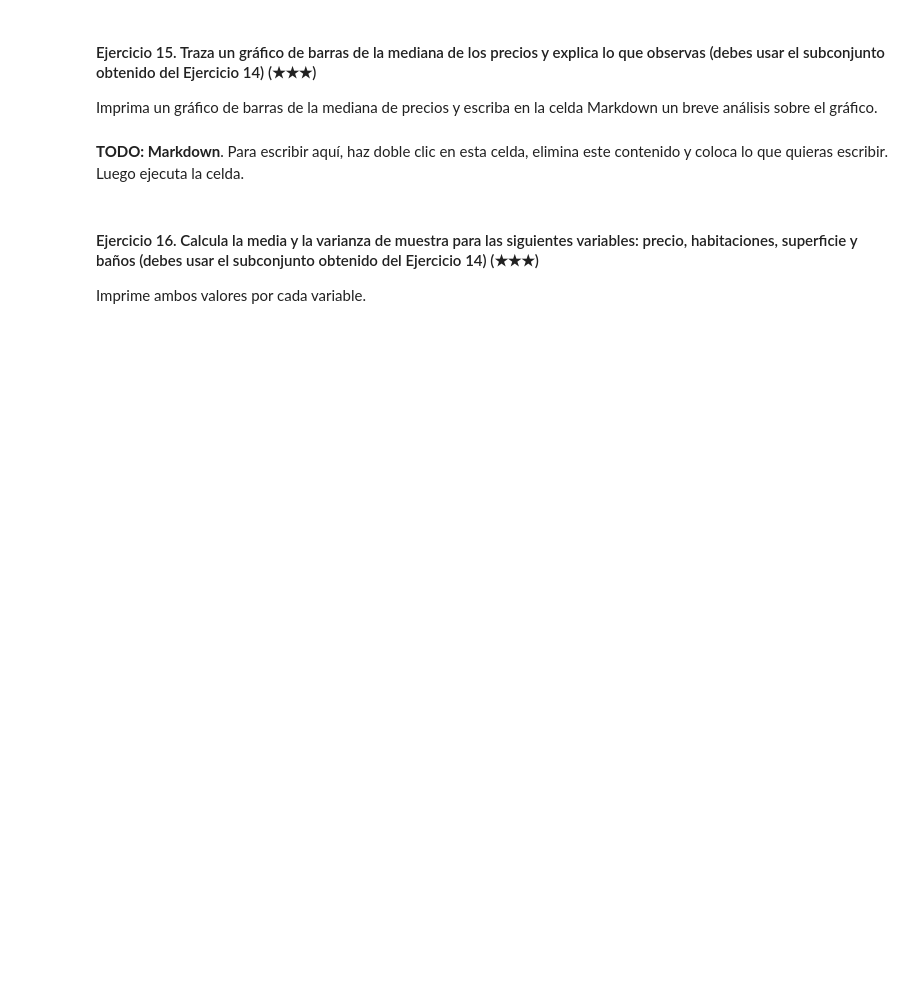
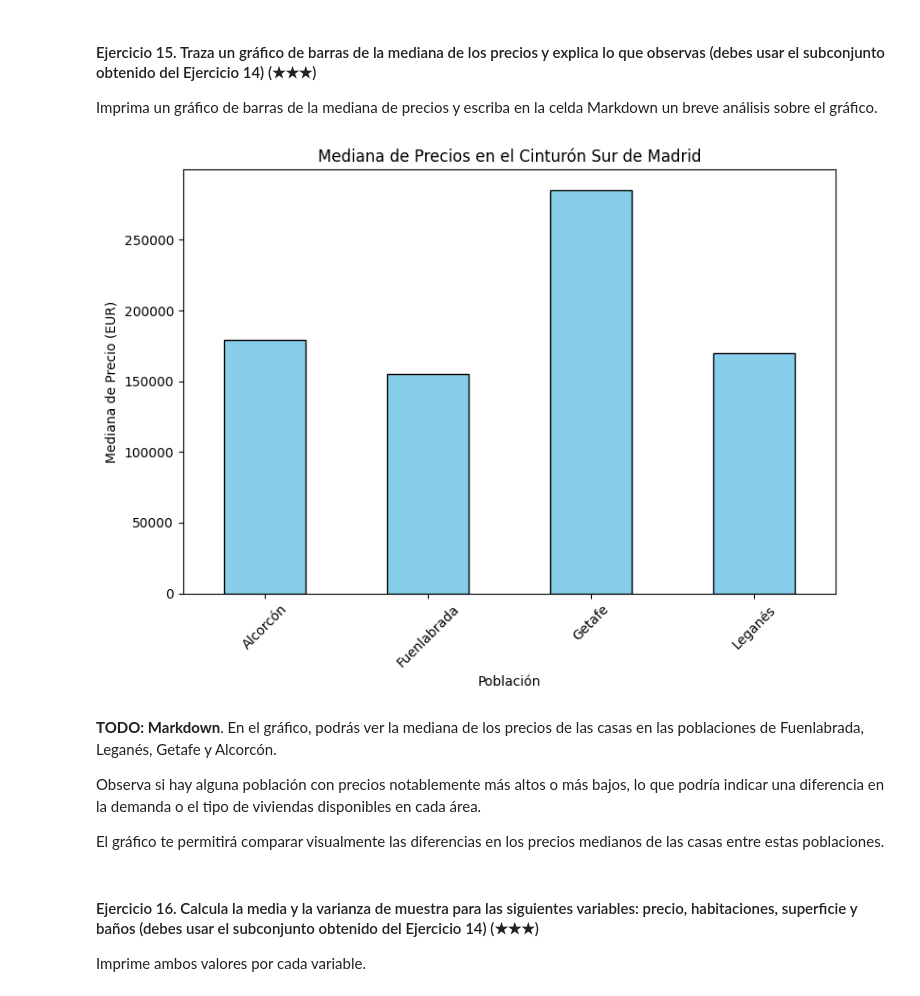
Before and after one commit to 4GeeksAcademy/realestate-datacleanup-exercise, a Jupyter notebook: project.es.ipynb, the cells around one changed output. Cells and saved outputs as stored; diff of their text form; code cells hidden in the pictures; blank space fills up the shorter version.

```diff
--- a/project.es.ipynb
+++ b/project.es.ipynb
@@ -137,9 +416,35 @@ Pista: Filtra el DataFrame original usando la columna `level5` y la función `is
 
 Imprima un gráfico de barras de la mediana de precios y escriba en la celda Markdown un breve análisis sobre el gráfico.
 # %%
-# TODO: Code
+import pandas as pd
+import matplotlib.pyplot as plt
+
+# Cargar el dataset
+ds = pd.read_csv('assets/real_estate.csv', sep=';')
+
+# Filtrar el DataFrame para las poblaciones del cinturón sur de Madrid
+cinturon_sur = ds[ds['level5'].isin(['Fuenlabrada', 'Leganés', 'Getafe', 'Alcorcón'])]
+
+# Calcular la mediana de los precios por población
+mediana_precios = cinturon_sur.groupby('level5')['price'].median()
+
+# Trazar el gráfico de barras
+plt.figure(figsize=(8, 6))
+mediana_precios.plot(kind='bar', color='skyblue', edgecolor='black')
+plt.title('Mediana de Precios en el Cinturón Sur de Madrid')
+plt.xlabel('Población')
+plt.ylabel('Mediana de Precio (EUR)')
+plt.xticks(rotation=45)
+plt.tight_layout()
+plt.show()
+# %% [output]
+[figure, added]
 # %% [markdown]
-**TODO: Markdown**. Para escribir aquí, haz doble clic en esta celda, elimina este contenido y coloca lo que quieras escribir. Luego ejecuta la celda.
+**TODO: Markdown**. En el gráfico, podrás ver la mediana de los precios de las casas en las poblaciones de Fuenlabrada, Leganés, Getafe y Alcorcón.
+
+Observa si hay alguna población con precios notablemente más altos o más bajos, lo que podría indicar una diferencia en la demanda o el tipo de viviendas disponibles en cada área.
+
+El gráfico te permitirá comparar visualmente las diferencias en los precios medianos de las casas entre estas poblaciones.
 # %% [markdown]
 #### Ejercicio 16. Calcula la media y la varianza de muestra para las siguientes variables: precio, habitaciones, superficie y baños (debes usar el subconjunto obtenido del Ejercicio 14) (★★★)
 
```
Also changed, not shown: parts of 25 cells of this notebook.
